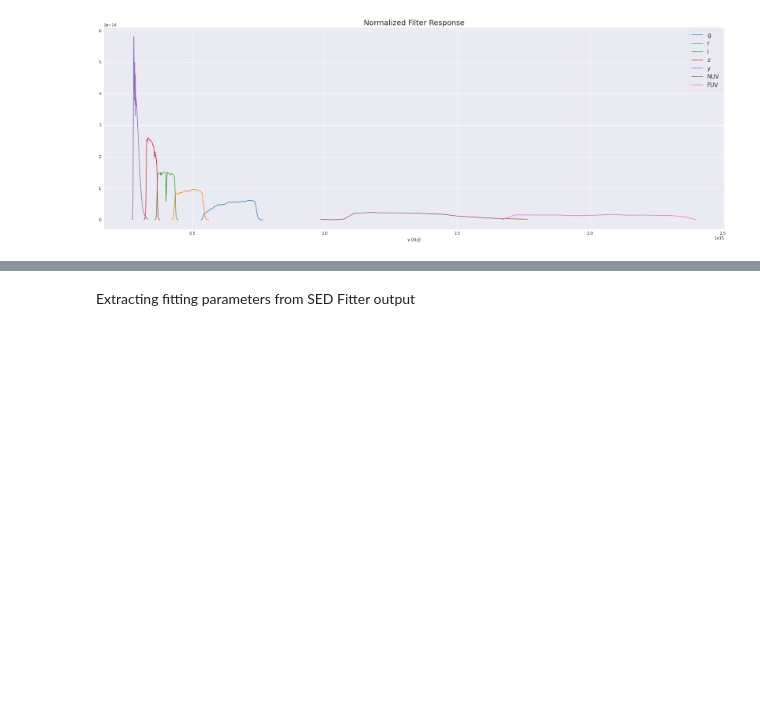
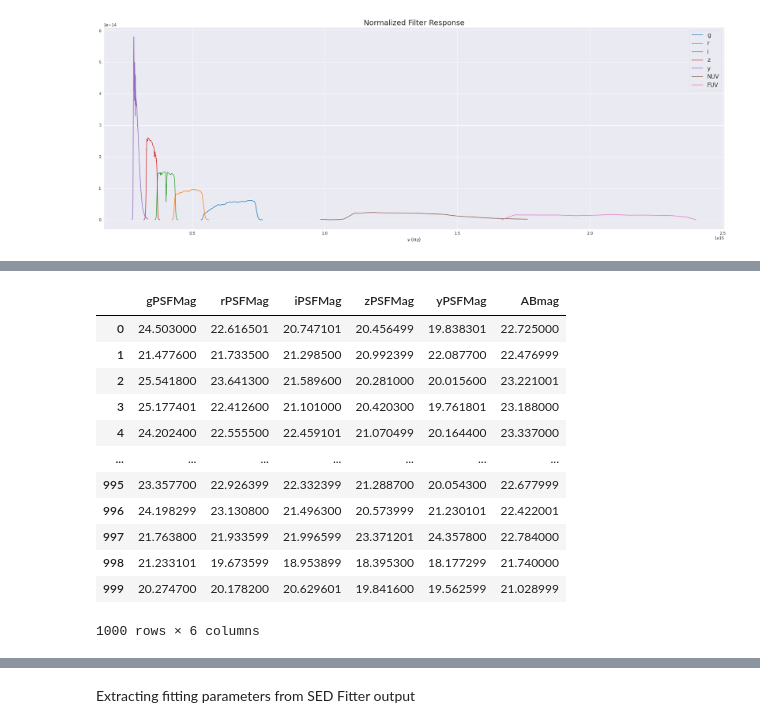
Before and after one commit to Jack3690/INSIST, a Jupyter notebook: UV_Stellar_Catalog.ipynb, the cells around one changed output, grey strips where cells are left out. Drawn from its saved outputs; the diff is of its cells as text; code cells hidden in the pictures; blank space fills up the shorter version.

```diff
--- a/UV_Stellar_Catalog.ipynb
+++ b/UV_Stellar_Catalog.ipynb
@@ -350,0 +363,16 @@ plt.legend(['g','r','i','z','y' ,'NUV','FUV'])
+# %%
+df_star[filters]
+# %% [output]
+|  | gPSFMag | rPSFMag | iPSFMag | zPSFMag | yPSFMag | ABmag |
+| 0 | 24.503000 | 22.616501 | 20.747101 | 20.456499 | 19.838301 | 22.725000 |
+| 1 | 21.477600 | 21.733500 | 21.298500 | 20.992399 | 22.087700 | 22.476999 |
+| 2 | 25.541800 | 23.641300 | 21.589600 | 20.281000 | 20.015600 | 23.221001 |
+| 3 | 25.177401 | 22.412600 | 21.101000 | 20.420300 | 19.761801 | 23.188000 |
+| 4 | 24.202400 | 22.555500 | 22.459101 | 21.070499 | 20.164400 | 23.337000 |
+| ... | ... | ... | ... | ... | ... | ... |
+| 995 | 23.357700 | 22.926399 | 22.332399 | 21.288700 | 20.054300 | 22.677999 |
+| 996 | 24.198299 | 23.130800 | 21.496300 | 20.573999 | 21.230101 | 22.422001 |
+| 997 | 21.763800 | 21.933599 | 21.996599 | 23.371201 | 24.357800 | 22.784000 |
+| 998 | 21.233101 | 19.673599 | 18.953899 | 18.395300 | 18.177299 | 21.740000 |
+| 999 | 20.274700 | 20.178200 | 20.629601 | 19.841600 | 19.562599 | 21.028999 |
+1000 rows × 6 columns
```
Also changed, not shown: parts of 45 cells of this notebook.
